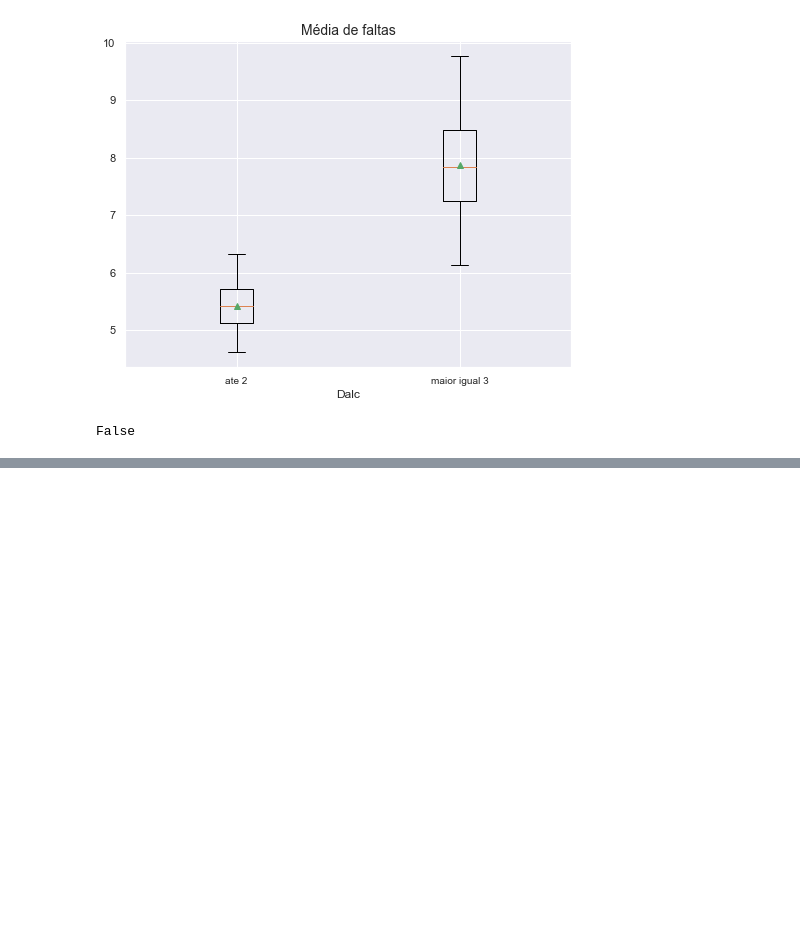
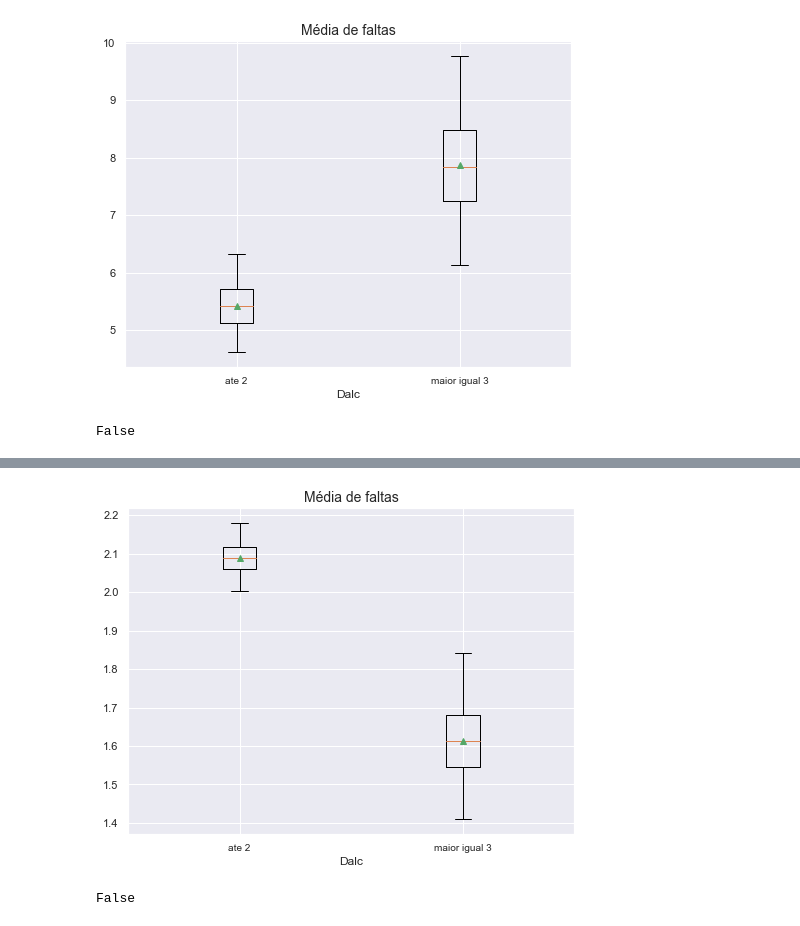
Before and after one commit to ferprr/data-science-project, a Jupyter notebook: notebooks/hypothesis_tests_and_IC.ipynb, the cells around one changed output, grey strips where cells are left out. Saved outputs shown, nothing was run; the diff lists cells and outputs as text; code cells hidden in the pictures; blank space fills up the shorter version.

```diff
--- a/notebooks/hypothesis_tests_and_IC.ipynb
+++ b/notebooks/hypothesis_tests_and_IC.ipynb
@@ -401,0 +511,18 @@ resposta2(diffs_t2, result_t2)
+# %%
+#bootstrap mean
+ate_2_t3 = alcohol_consumption.loc[alcohol_consumption['Dalc'] < 3]
+maior_igual_3_t3 = alcohol_consumption.loc[alcohol_consumption['Dalc'] > 2]
+col = 'studytime'
+v_ate_2_t3, v_maior_igual_3_t3, v_diff_t3 = bootstrap_mean(ate_2_t3, maior_igual_3_t3, col)
+# %%
+bp_data_t3 = [v_ate_2_t3, v_maior_igual_3_t3]
+
+plt.rcParams['figure.figsize']  = (8, 6)
+plt.boxplot(bp_data_t3, whis=[2.5, 97.5], positions=[1,2], showfliers=False, showmeans=True)
+plt.xticks([1,2], ['ate 2', 'maior igual 3'], fontsize=10)
+plt.ylabel('', fontsize=13)
+plt.xlabel('Dalc', fontsize=12)
+plt.title('Média de faltas', fontsize=14)
+plt.show()
+# %% [output]
+[figure, added]
@@ -401,0 +549,10 @@ resposta2(diffs_t2, result_t2)
+# %%
+#Rejeita-se H0.
+ate_2_t3 = alcohol_consumption.loc[alcohol_consumption['Dalc'] < 3]
+maior_igual_3_t3 = alcohol_consumption.loc[alcohol_consumption['Dalc'] > 2]
+col = 'studytime'
+alpha = 0.05
+result_t3 = percent_t3(ate_2_t3, maior_igual_3_t3, col, alpha)
+print(result_t3)
+# %% [output]
+False
```
Also changed, not shown: parts of 9 cells of this notebook.
